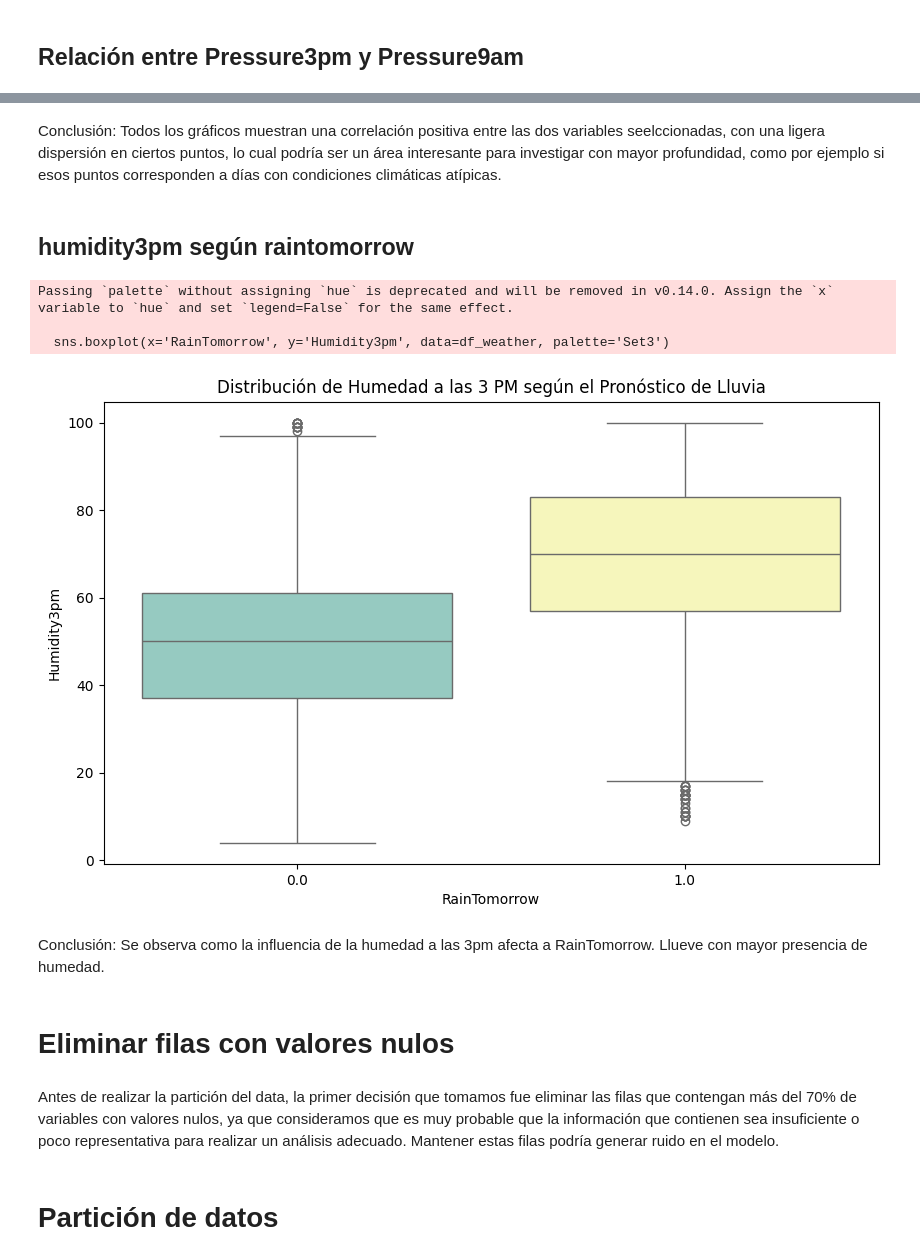
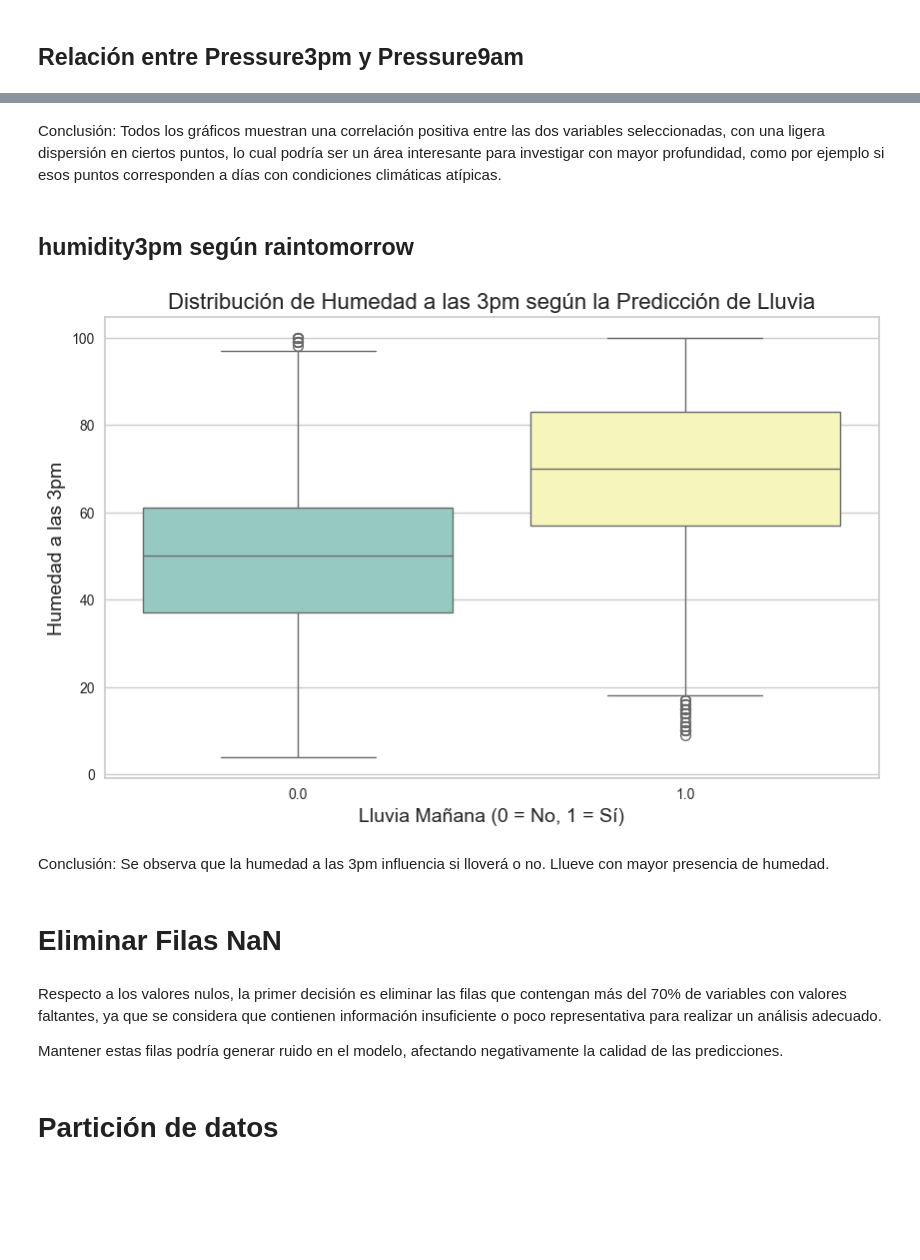
Before and after one commit to juanazorzolo/AA1-TUIA-Balverdi-Herrera-Zorzolo, a Jupyter notebook: TP_clasificacion_AA1.ipynb, the cells around one changed output, grey strips where cells are left out. Cells and saved outputs as stored; diff of their text form; code cells hidden in the pictures; blank space fills up the shorter version.

```diff
--- a/TP_clasificacion_AA1.ipynb
+++ b/TP_clasificacion_AA1.ipynb
@@ -148,10 +211,11 @@ memory usage: 4.5+ MB
 # %% [markdown]
 ## 'RainToday' y 'RainTomorrow'
 # %%
-df_weather['RainToday'] = df_weather['RainToday'].map({'Yes': 1, 'No': 0})
-df_weather['RainTomorrow'] = df_weather['RainTomorrow'].map({'Yes': 1, 'No': 0})
+df_weather.loc[:, 'RainToday'] = df_weather['RainToday'].map({'Yes': 1, 'No': 0})
+df_weather.loc[:, 'RainTomorrow'] = df_weather['RainTomorrow'].map({'Yes': 1, 'No': 0})
+df_weather['Date'] = pd.to_datetime(df_weather['Date'])
 
-df_weather['Date'] = pd.to_datetime(df_weather['Date'])
+# Ordenar las filas del data según Date
 df_weather = df_weather.sort_values(by='Date')
 # %% [markdown]
 ## 'WindGustDir', 'WindDir9am' y 'WindDir3pm'
@@ -240,23 +311,24 @@ plt.show()
 # %% [markdown]
-Conclusión: Todos los gráficos muestran una correlación positiva entre las dos variables seelccionadas, con una ligera dispersión en ciertos puntos, lo cual podría ser un área interesante para investigar con mayor profundidad, como por ejemplo si esos puntos corresponden a días con condiciones climáticas atípicas.
+Conclusión: Todos los gráficos muestran una correlación positiva entre las dos variables seleccionadas, con una ligera dispersión en ciertos puntos, lo cual podría ser un área interesante para investigar con mayor profundidad, como por ejemplo si esos puntos corresponden a días con condiciones climáticas atípicas.
 # %% [markdown]
 ## humidity3pm según raintomorrow
 # %%
 plt.figure(figsize=(10, 6))
 sns.boxplot(x='RainTomorrow', y='Humidity3pm', data=df_weather, palette='Set3')
-plt.title('Distribución de Humedad a las 3 PM según el Pronóstico de Lluvia')
+plt.title('Distribución de Humedad a las 3pm según la Predicción de Lluvia', fontsize=16)
+plt.xlabel('Lluvia Mañana (0 = No, 1 = Sí)', fontsize=14)
+plt.ylabel('Humedad a las 3pm', fontsize=14)
 plt.show()
 # %% [output]
-Passing `palette` without assigning `hue` is deprecated and will be removed in v0.14.0. Assign the `x` variable to `hue` and set `legend=False` for the same effect.
-
-  sns.boxplot(x='RainTomorrow', y='Humidity3pm', data=df_weather, palette='Set3')
-[figure, old version]
+[figure, new version]
 # %% [markdown]
-Conclusión: Se observa como la influencia de la humedad a las 3pm afecta a RainTomorrow. Llueve con mayor presencia de humedad.
+Conclusión: Se observa que la humedad a las 3pm influencia si lloverá o no. Llueve con mayor presencia de humedad.
-# %% [markdown]
-# Eliminar filas con valores nulos
+# %% [markdown]
+# Eliminar Filas NaN
 # %% [markdown]
-Antes de realizar la partición del data, la primer decisión que tomamos fue eliminar las filas que contengan más del 70% de variables con valores nulos, ya que consideramos que es muy probable que la información que contienen sea insuficiente o poco representativa para realizar un análisis adecuado. Mantener estas filas podría generar ruido en el modelo.
+Respecto a los valores nulos, la primer decisión es eliminar las filas que contengan más del 70% de variables con valores faltantes, ya que se considera que contienen información insuficiente o poco representativa para realizar un análisis adecuado.
+
+Mantener estas filas podría generar ruido en el modelo, afectando negativamente la calidad de las predicciones.
 # %%
 filas_nan = df_weather[df_weather.isna().sum(axis=1) > 15]
 q_filas_nan = len(filas_nan)
```
Also changed, not shown: parts of 149 cells of this notebook, 12 other files.
